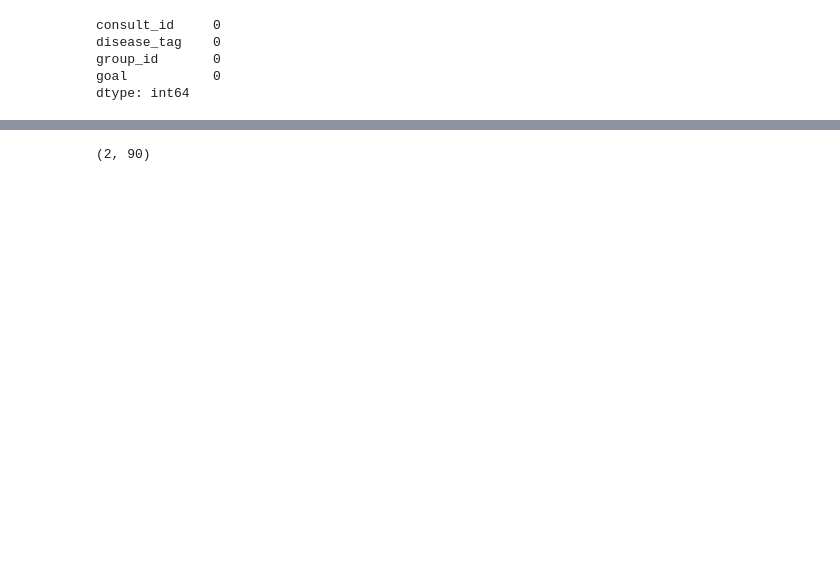
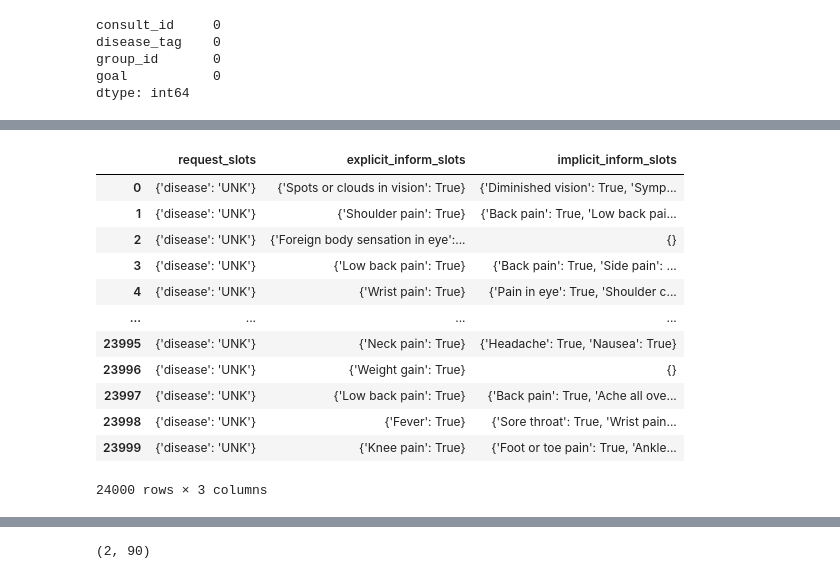
Before and after one commit to kimhecan/data-science, a Jupyter notebook: main.ipynb, the cells around one changed output, grey strips where cells are left out. Cells and saved outputs as stored; diff of their text form; code cells hidden in the pictures; blank space fills up the shorter version.

```diff
--- a/main.ipynb
+++ b/main.ipynb
@@ -187,0 +354,3 @@ dtype: int64
+# %%
+# 각 상담의 'goal' 속성 추출
+goals = [data['goal'] for data in train_data]
@@ -187,0 +377,19 @@ dtype: int64
+# %%
+# 데이터프레임으로 변환
+goals_df = pd.DataFrame(goals)
+# %%
+goals_df
+# %% [output]
+|  | request_slots | explicit_inform_slots | implicit_inform_slots |
+| 0 | {'disease': 'UNK'} | {'Spots or clouds in vision': True} | {'Diminished vision': True, 'Symp... |
+| 1 | {'disease': 'UNK'} | {'Shoulder pain': True} | {'Back pain': True, 'Low back pai... |
+| 2 | {'disease': 'UNK'} | {'Foreign body sensation in eye':... | {} |
+| 3 | {'disease': 'UNK'} | {'Low back pain': True} | {'Back pain': True, 'Side pain': ... |
+| 4 | {'disease': 'UNK'} | {'Wrist pain': True} | {'Pain in eye': True, 'Shoulder c... |
+| ... | ... | ... | ... |
+| 23995 | {'disease': 'UNK'} | {'Neck pain': True} | {'Headache': True, 'Nausea': True} |
+| 23996 | {'disease': 'UNK'} | {'Weight gain': True} | {} |
+| 23997 | {'disease': 'UNK'} | {'Low back pain': True} | {'Back pain': True, 'Ache all ove... |
+| 23998 | {'disease': 'UNK'} | {'Fever': True} | {'Sore throat': True, 'Wrist pain... |
+| 23999 | {'disease': 'UNK'} | {'Knee pain': True} | {'Foot or toe pain': True, 'Ankle... |
+24000 rows × 3 columns
```
Also changed, not shown: parts of 34 cells of this notebook.
